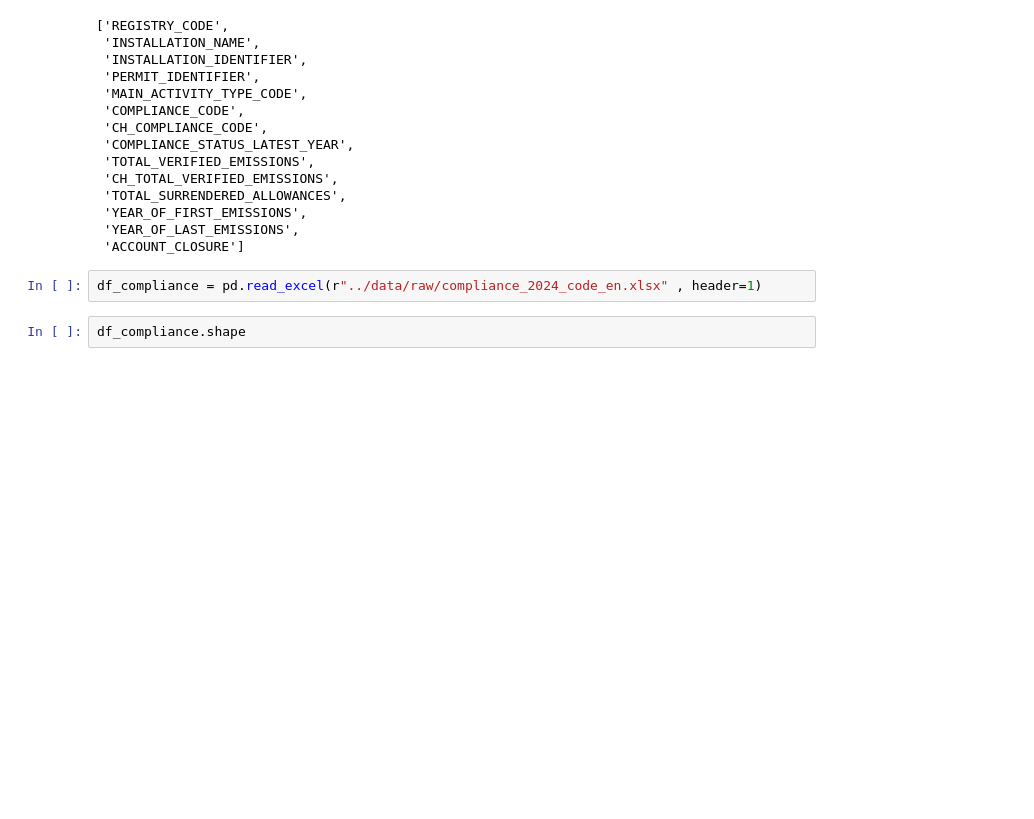
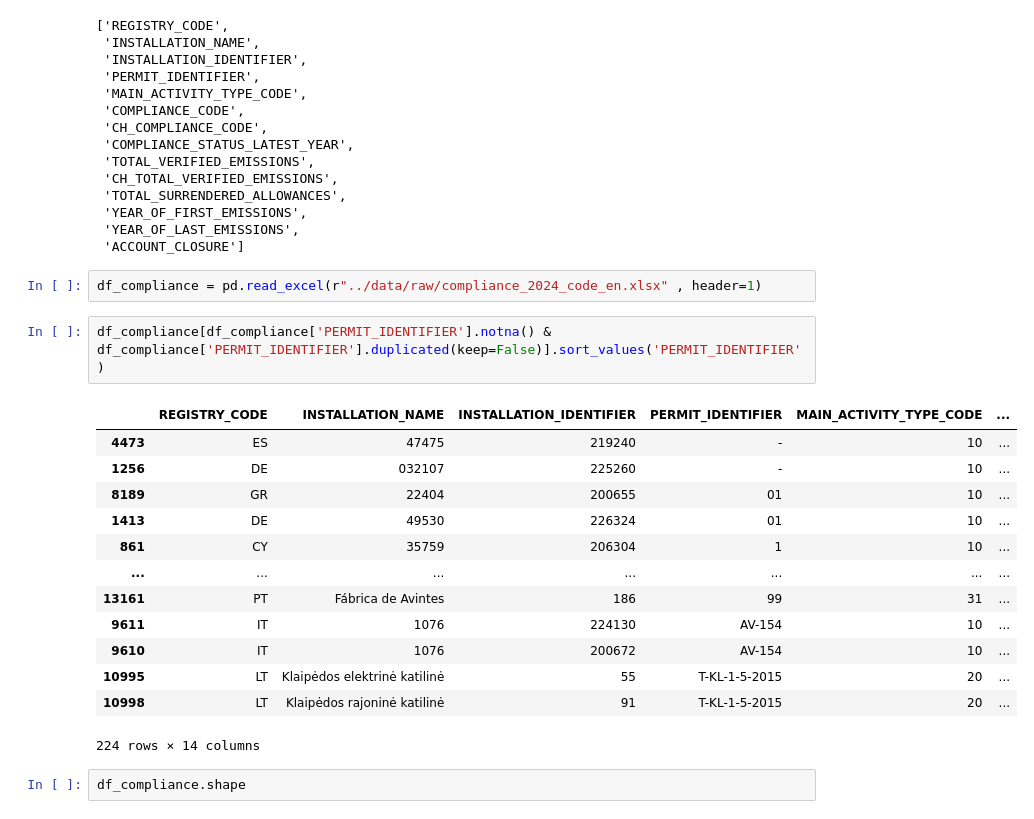
Before and after one commit to atr-tapia/ETS_repo, a Jupyter notebook: notebooks/union_registries_dfs.ipynb, the cells around one changed output. Saved outputs shown, nothing was run; the diff lists cells and outputs as text; blank space fills up the shorter version.

```diff
--- a/notebooks/union_registries_dfs.ipynb
+++ b/notebooks/union_registries_dfs.ipynb
@@ -334,6 +511,22 @@ pd.read_excel(r"../data/raw/compliance_2024_code_en.xlsx" ,nrows=0, header=1).co
  'ACCOUNT_CLOSURE']
 # %%
 df_compliance = pd.read_excel(r"../data/raw/compliance_2024_code_en.xlsx" , header=1)
+# %%
+df_compliance[df_compliance['PERMIT_IDENTIFIER'].notna() & df_compliance['PERMIT_IDENTIFIER'].duplicated(keep=False)].sort_values('PERMIT_IDENTIFIER')
+# %% [output]
+|  | REGISTRY_CODE | INSTALLATION_NAME | INSTALLATION_IDENTIFIER | PERMIT_IDENTIFIER | MAIN_ACTIVITY_TYPE_CODE | ... |
+| 4473 | ES | 47475 | 219240 | - | 10 | ... |
+| 1256 | DE | 032107 | 225260 | - | 10 | ... |
+| 8189 | GR | 22404 | 200655 | 01 | 10 | ... |
+| 1413 | DE | 49530 | 226324 | 01 | 10 | ... |
+| 861 | CY | 35759 | 206304 | 1 | 10 | ... |
+| ... | ... | ... | ... | ... | ... | ... |
+| 13161 | PT | Fábrica de Avintes | 186 | 99 | 31 | ... |
+| 9611 | IT | 1076 | 224130 | AV-154 | 10 | ... |
+| 9610 | IT | 1076 | 200672 | AV-154 | 10 | ... |
+| 10995 | LT | Klaipėdos elektrinė katilinė | 55 | T-KL-1-5-2015 | 20 | ... |
+| 10998 | LT | Klaipėdos rajoninė katilinė | 91 | T-KL-1-5-2015 | 20 | ... |
+224 rows × 14 columns
 # %%
 df_compliance.shape
 # %% [output]
```
Also changed, not shown: parts of 24 cells of this notebook, 1 other file.
